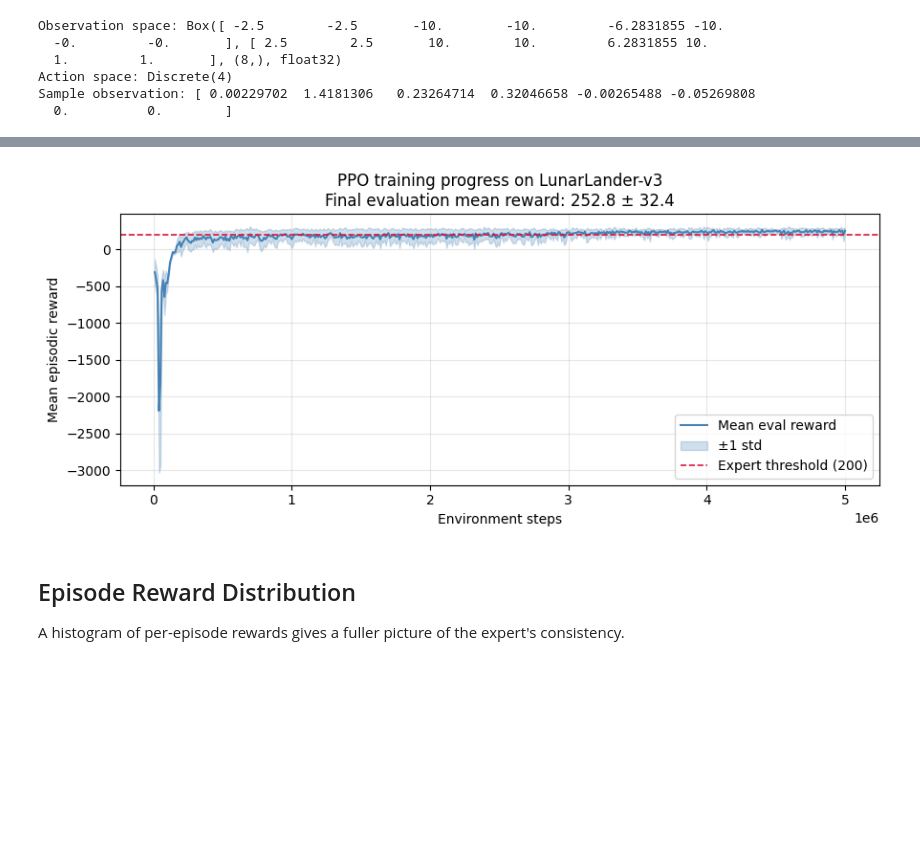
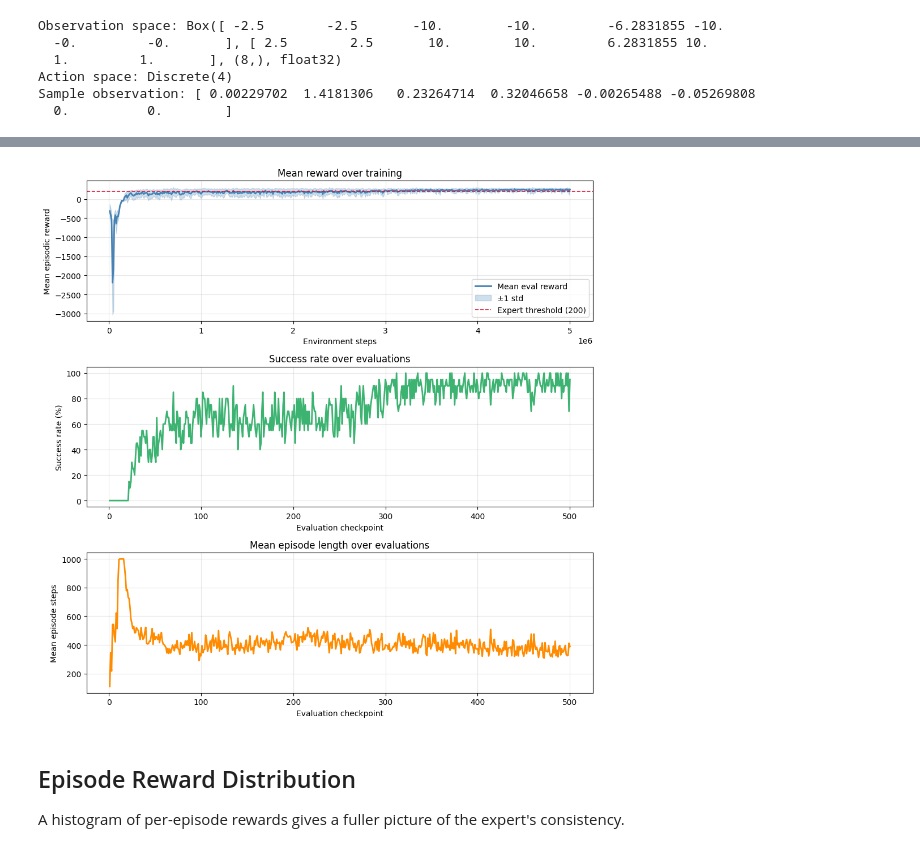
Before and after one commit to TalHibner/reinforcement-learning-imitation-learning-Assignment1, a Jupyter notebook: assignment1.ipynb, the cells around one changed output, grey strips where cells are left out. Cells and saved outputs as stored; diff of their text form; code cells hidden in the pictures; blank space fills up the shorter version.

Commit message:
Update: reinforcement learning imitation learning assignment with latest results and models

```diff
--- a/assignment1.ipynb
+++ b/assignment1.ipynb
@@ -138,27 +138,46 @@ The dashed red line marks our expert-quality threshold of 200.
 # %%
-eval_log = np.load('logs/evaluations.npz')
+eval_log = np.load('logs/evaluations_5m.npz')
 
 timesteps = eval_log['timesteps']
-mean_rewards = eval_log['results'].mean(axis=1)   # shape: (n_evals, n_eval_eps)
+mean_rewards = eval_log['results'].mean(axis=1)
 std_rewards = eval_log['results'].std(axis=1)
+success_rate = (eval_log['results'] >= 200).mean(axis=1) * 100
+mean_ep_len = eval_log['ep_lengths'].mean(axis=1)
 
-fig, ax = plt.subplots(figsize=(9, 4))
-ax.plot(timesteps, mean_rewards, label='Mean eval reward', color='steelblue')
-ax.fill_between(timesteps,
-                mean_rewards - std_rewards,
-                mean_rewards + std_rewards,
-                alpha=0.25, color='steelblue', label='±1 std')
-ax.axhline(200, color='crimson', linestyle='--', linewidth=1.2, label='Expert threshold (200)')
-ax.set_xlabel('Environment steps')
-ax.set_ylabel('Mean episodic reward')
-ax.set_title(f'PPO training progress on LunarLander-v3\nFinal evaluation mean reward: {mean_rewards[-1]:.1f} ± {std_rewards[-1]:.1f}')
-ax.legend()
-ax.grid(True, alpha=0.3)
+fig, axes = plt.subplots(3, 1, figsize=(10, 10))
+
+# Row 1: Training curve with confidence band
+axes[0].plot(timesteps, mean_rewards, label='Mean eval reward', color='steelblue', linewidth=2)
+axes[0].fill_between(timesteps,
+                     mean_rewards - std_rewards,
+                     mean_rewards + std_rewards,
+                     alpha=0.25, color='steelblue', label='±1 std')
+axes[0].axhline(200, color='crimson', linestyle='--', linewidth=1.2, label='Expert threshold (200)')
+axes[0].set_xlabel('Environment steps')
+axes[0].set_ylabel('Mean episodic reward')
+axes[0].set_title(f'Mean reward over training')
+axes[0].legend()
+axes[0].grid(True, alpha=0.3)
+
+# Row 2: Success rate
+axes[1].plot(np.arange(1, len(timesteps) + 1), success_rate, color='mediumseagreen', linewidth=2)
+axes[1].set_xlabel('Evaluation checkpoint')
+axes[1].set_ylabel('Success rate (%)')
+axes[1].set_title('Success rate over evaluations')
+axes[1].grid(True, alpha=0.3)
+
+# Row 3: Mean episode length
+axes[2].plot(np.arange(1, len(timesteps) + 1), mean_ep_len, color='darkorange', linewidth=2)
+axes[2].set_xlabel('Evaluation checkpoint')
+axes[2].set_ylabel('Mean episode steps')
+axes[2].set_title('Mean episode length over evaluations')
+axes[2].grid(True, alpha=0.3)
+
 plt.tight_layout()
-plt.savefig('logs/a2_training_curve.png')
+plt.savefig('logs/a_training_analysis.png', dpi=150)
 plt.show()
 # %% [output]
-[figure, old version]
+[figure, new version]
 # %% [markdown]
 ## Episode Reward Distribution
 
```
Also changed, not shown: parts of 31 cells of this notebook, 27 other files.
